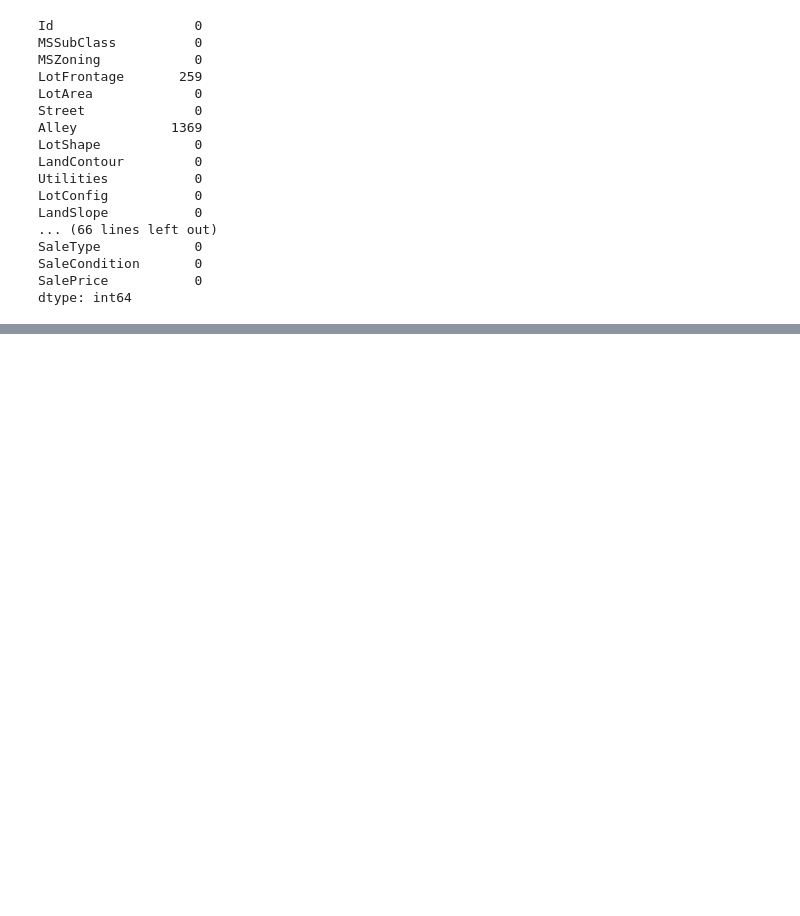
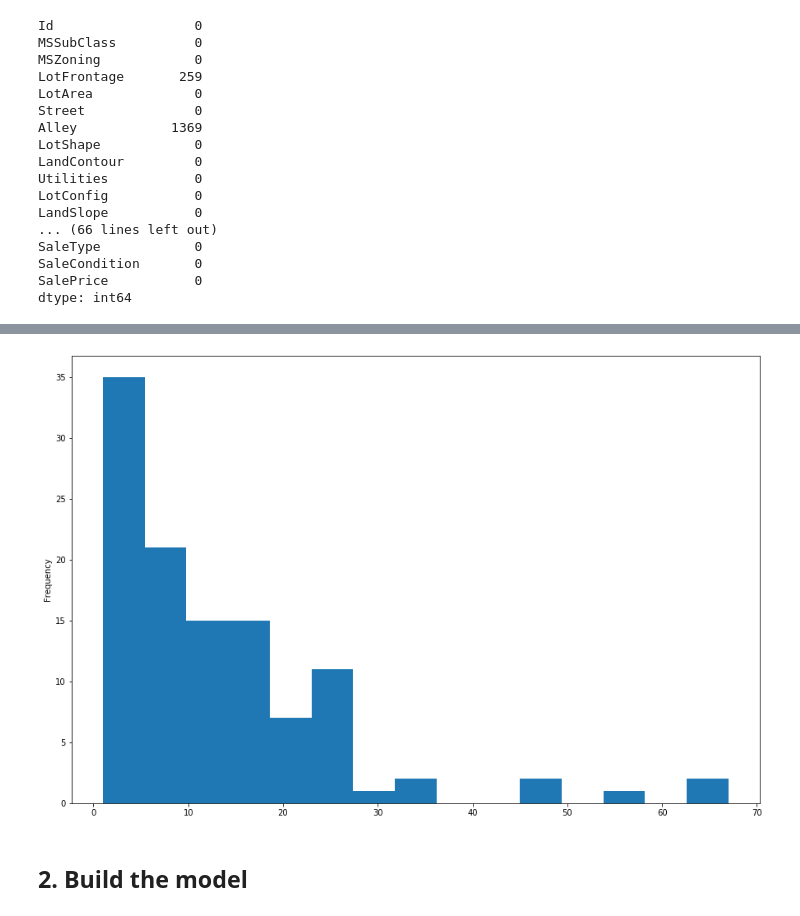
Before and after one commit to allenj813/DS-SYD-PT-24FEB, a Jupyter notebook: Projects/Mini Project 2 - Housing Prediction.ipynb, the cells around one changed output, grey strips where cells are left out. Drawn from its saved outputs; the diff is of its cells as text; code cells hidden in the pictures; blank space fills up the shorter version.

```diff
--- a/Projects/Mini Project 2 - Housing Prediction.ipynb
+++ b/Projects/Mini Project 2 - Housing Prediction.ipynb
@@ -108,0 +146,6 @@ dtype: int64
+# %%
+house['YearBuilt'].value_counts().sort_values().plot(kind='hist', figsize=(15,10), bins=15);
+# %% [output]
+[figure, added]
+# %% [markdown]
+## 2. Build the model
```
Also changed, not shown: parts of 3 cells of this notebook.
